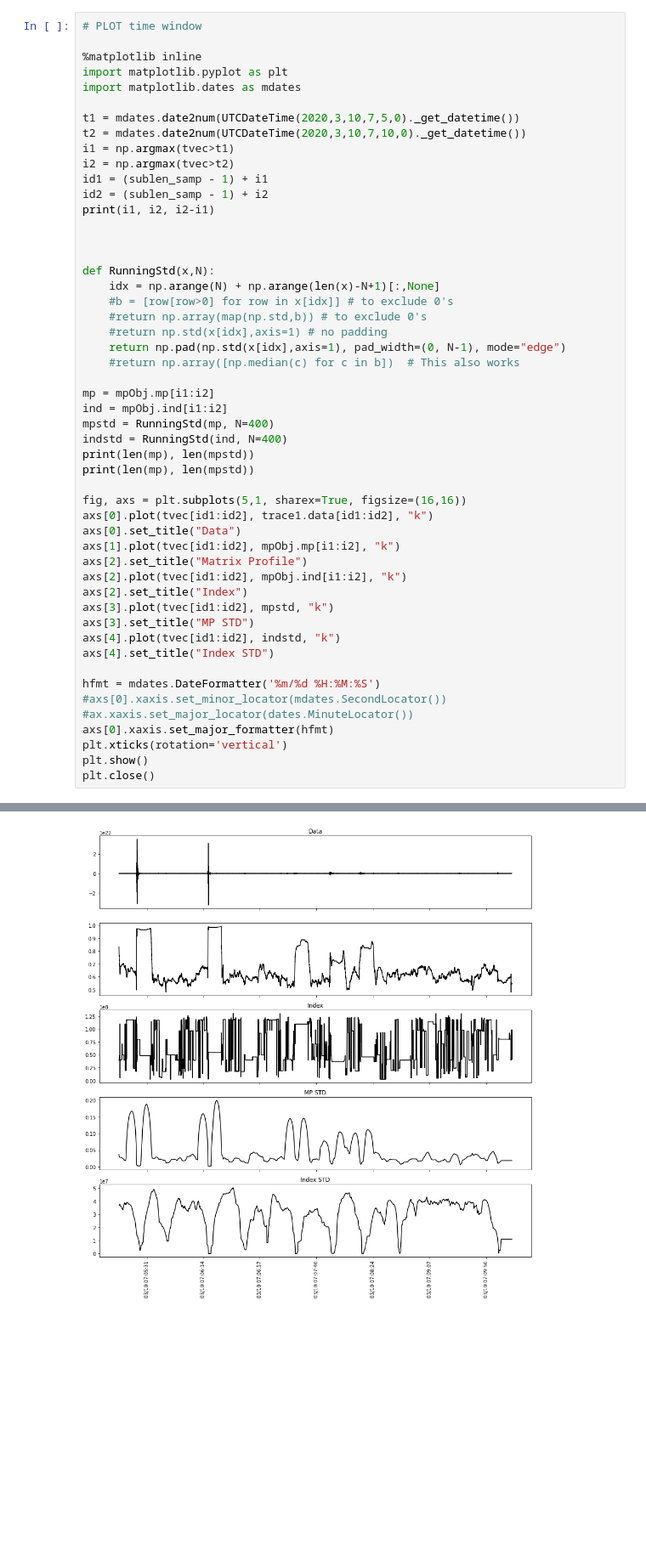
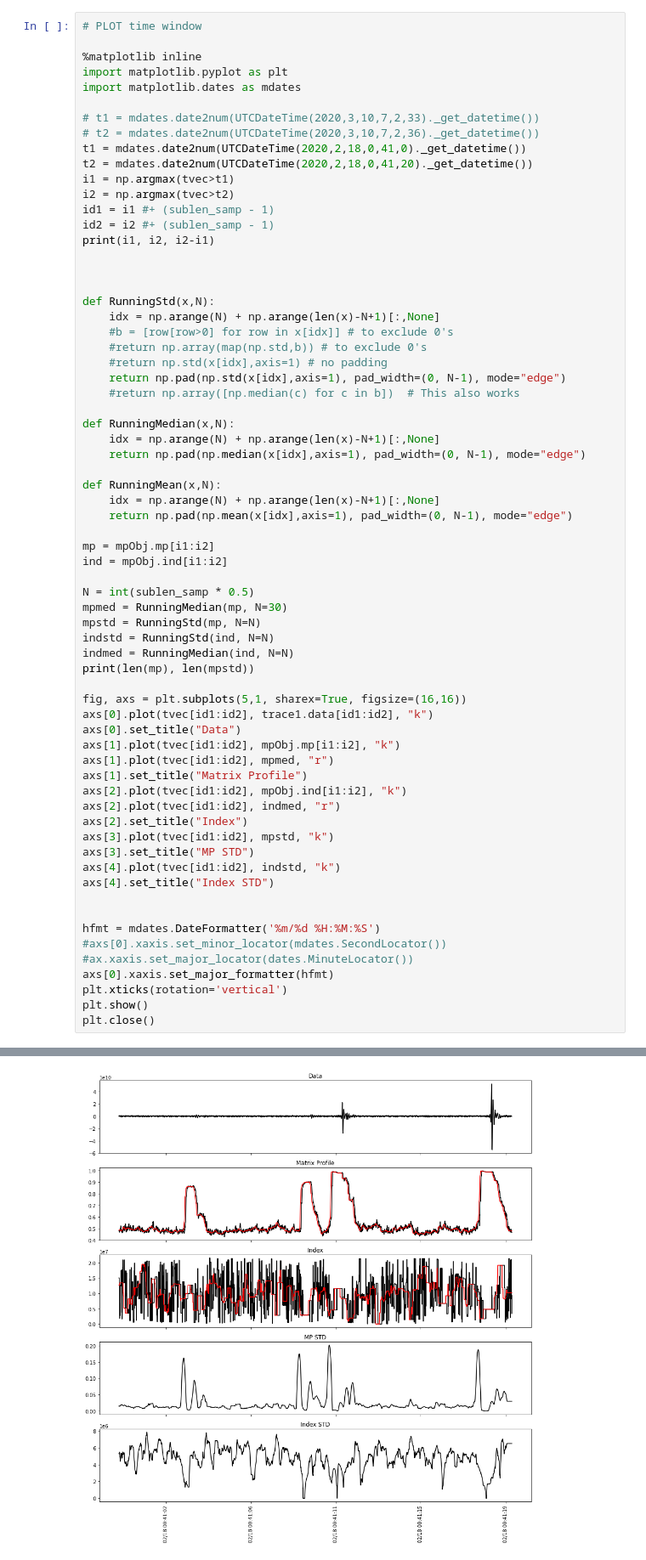
Before and after one commit to savardge/seismo-pyscamp, a Jupyter notebook: notebooks/graph_clustering.ipynb, the cells around one changed output, grey strips where cells are left out. Shown at 85% size. Cells and saved outputs as stored; diff of their text form; blank space fills up the shorter version.

```diff
--- a/notebooks/graph_clustering.ipynb
+++ b/notebooks/graph_clustering.ipynb
@@ -81,12 +91,14 @@ Length of MP: 133919501 samples
 import matplotlib.pyplot as plt
 import matplotlib.dates as mdates
 
-t1 = mdates.date2num(UTCDateTime(2020,3,10,7,5,0)._get_datetime())
-t2 = mdates.date2num(UTCDateTime(2020,3,10,7,10,0)._get_datetime())
+# t1 = mdates.date2num(UTCDateTime(2020,3,10,7,2,33)._get_datetime())
+# t2 = mdates.date2num(UTCDateTime(2020,3,10,7,2,36)._get_datetime())
+t1 = mdates.date2num(UTCDateTime(2020,2,18,0,41,0)._get_datetime())
+t2 = mdates.date2num(UTCDateTime(2020,2,18,0,41,20)._get_datetime())
 i1 = np.argmax(tvec>t1)
 i2 = np.argmax(tvec>t2)
-id1 = (sublen_samp - 1) + i1
-id2 = (sublen_samp - 1) + i2
+id1 = i1 #+ (sublen_samp - 1)
+id2 = i2 #+ (sublen_samp - 1)
 print(i1, i2, i2-i1)
 
 
@@ -99,24 +111,38 @@ def RunningStd(x,N):
     return np.pad(np.std(x[idx],axis=1), pad_width=(0, N-1), mode="edge")
     #return np.array([np.median(c) for c in b])  # This also works
 
+def RunningMedian(x,N):
+    idx = np.arange(N) + np.arange(len(x)-N+1)[:,None]
+    return np.pad(np.median(x[idx],axis=1), pad_width=(0, N-1), mode="edge")
+
+def RunningMean(x,N):
+    idx = np.arange(N) + np.arange(len(x)-N+1)[:,None]
+    return np.pad(np.mean(x[idx],axis=1), pad_width=(0, N-1), mode="edge")
+
 mp = mpObj.mp[i1:i2]
 ind = mpObj.ind[i1:i2]
-mpstd = RunningStd(mp, N=400)
-indstd = RunningStd(ind, N=400)
-print(len(mp), len(mpstd))
+
+N = int(sublen_samp * 0.5)
+mpmed = RunningMedian(mp, N=30)
+mpstd = RunningStd(mp, N=N)
+indstd = RunningStd(ind, N=N)
+indmed = RunningMedian(ind, N=N)
 print(len(mp), len(mpstd))
 
 fig, axs = plt.subplots(5,1, sharex=True, figsize=(16,16))
 axs[0].plot(tvec[id1:id2], trace1.data[id1:id2], "k")
 axs[0].set_title("Data")
 axs[1].plot(tvec[id1:id2], mpObj.mp[i1:i2], "k")
-axs[2].set_title("Matrix Profile")
+axs[1].plot(tvec[id1:id2], mpmed, "r")
+axs[1].set_title("Matrix Profile")
 axs[2].plot(tvec[id1:id2], mpObj.ind[i1:i2], "k")
+axs[2].plot(tvec[id1:id2], indmed, "r")
 axs[2].set_title("Index")
 axs[3].plot(tvec[id1:id2], mpstd, "k")
 axs[3].set_title("MP STD")
 axs[4].plot(tvec[id1:id2], indstd, "k")
 axs[4].set_title("Index STD")
+
 
 hfmt = mdates.DateFormatter('%m/%d %H:%M:%S')
 #axs[0].xaxis.set_minor_locator(mdates.SecondLocator())
@@ -132 +157 @@ plt.close()
-[figure, old version]
+[figure, new version]
```
Also changed, not shown: parts of 5 cells of this notebook, 1 other file.
